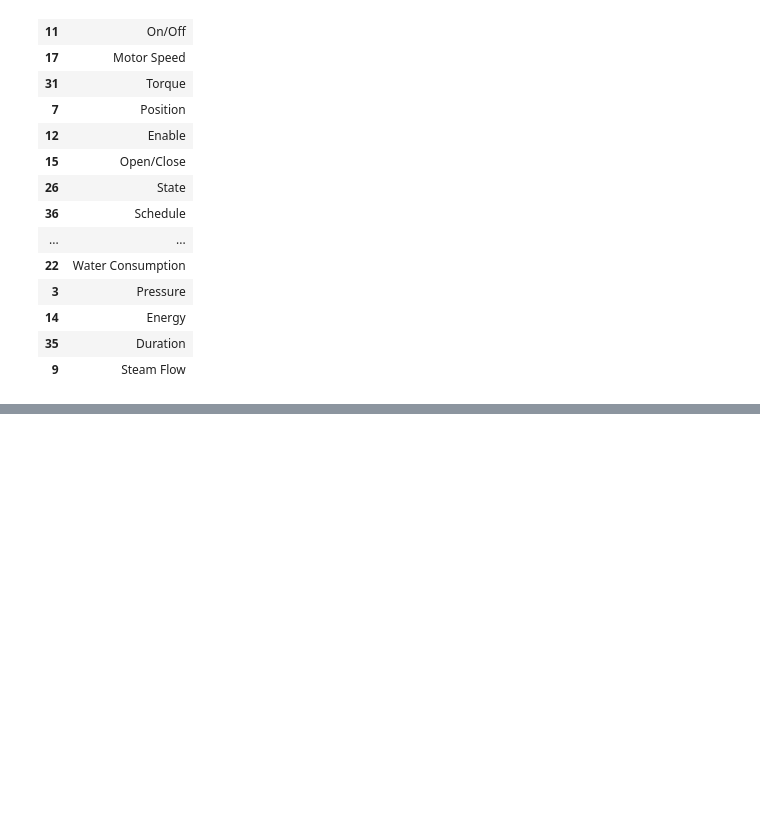
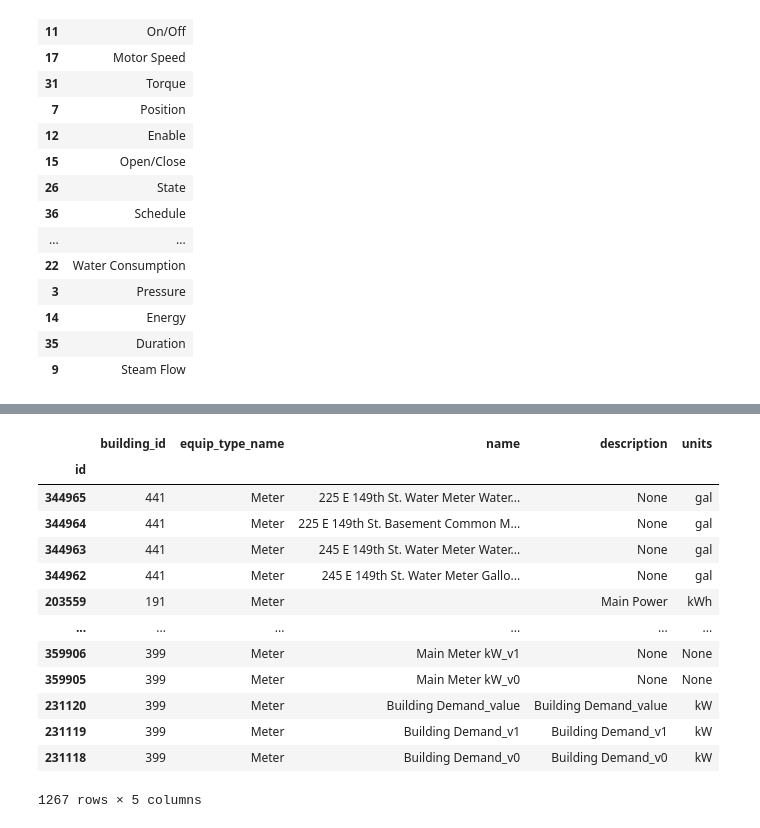
Before and after one commit to danlsn/rtem-hackathon, a Jupyter notebook: research/01_exploring_api.ipynb, the cells around one changed output, grey strips where cells are left out. Saved outputs shown, nothing was run; the diff lists cells and outputs as text; code cells hidden in the pictures; blank space fills up the shorter version.

```diff
--- a/research/01_exploring_api.ipynb
+++ b/research/01_exploring_api.ipynb
@@ -257,0 +246,8 @@ ValueError: columns overlap but no suffix specified: Index(['measurement_id'], d
+# %%
+if use_local:
+    with open('../api/points/all.json', 'r') as f:
+        j = json.load(f)
+        all_points = pd.json_normalize(j).set_index('id')
+else:
+    all_points = pd.json_normalize(client.get_all_points()).set_index('id')
+all_points
@@ -257,0 +319,5 @@ ValueError: columns overlap but no suffix specified: Index(['measurement_id'], d
+# %%
+equipment_names = all_equipment.set_index('id')[['equip_type_name', 'equip_type_tag', 'building_id',
+                                                 'equip_subtype_name']]
+
+all_points.join(equipment_names, on='equip_id', rsuffix='equipment')['equip_type_name'].value_counts()
@@ -257,0 +342,23 @@ ValueError: columns overlap but no suffix specified: Index(['measurement_id'], d
+# %%
+points_w_meas_names = all_points.join(equipment_names, on='equip_id', rsuffix='equipment')
+meter_equipment = points_w_meas_names.loc[points_w_meas_names['equip_type_name'] == 'Meter'][['building_id',
+                                                         'equip_type_name',
+                                                         'name',
+                                                         'description',
+                                                         'units']]
+meter_equipment
+# %% [output]
+|  | building_id | equip_type_name | name | description | units |
+| id |  |  |  |  |  |
+| 344965 | 441 | Meter | 225 E 149th St. Water Meter Water... | None | gal |
+| 344964 | 441 | Meter | 225 E 149th St. Basement Common M... | None | gal |
+| 344963 | 441 | Meter | 245 E 149th St. Water Meter Water... | None | gal |
+| 344962 | 441 | Meter | 245 E 149th St. Water Meter Gallo... | None | gal |
+| 203559 | 191 | Meter |  | Main Power | kWh |
+| ... | ... | ... | ... | ... | ... |
+| 359906 | 399 | Meter | Main Meter kW_v1 | None | None |
+| 359905 | 399 | Meter | Main Meter kW_v0 | None | None |
+| 231120 | 399 | Meter | Building Demand_value | Building Demand_value | kW |
+| 231119 | 399 | Meter | Building Demand_v1 | Building Demand_v1 | kW |
+| 231118 | 399 | Meter | Building Demand_v0 | Building Demand_v0 | kW |
+1267 rows × 5 columns
```
Also changed, not shown: parts of 19 cells of this notebook, 12 other files.
